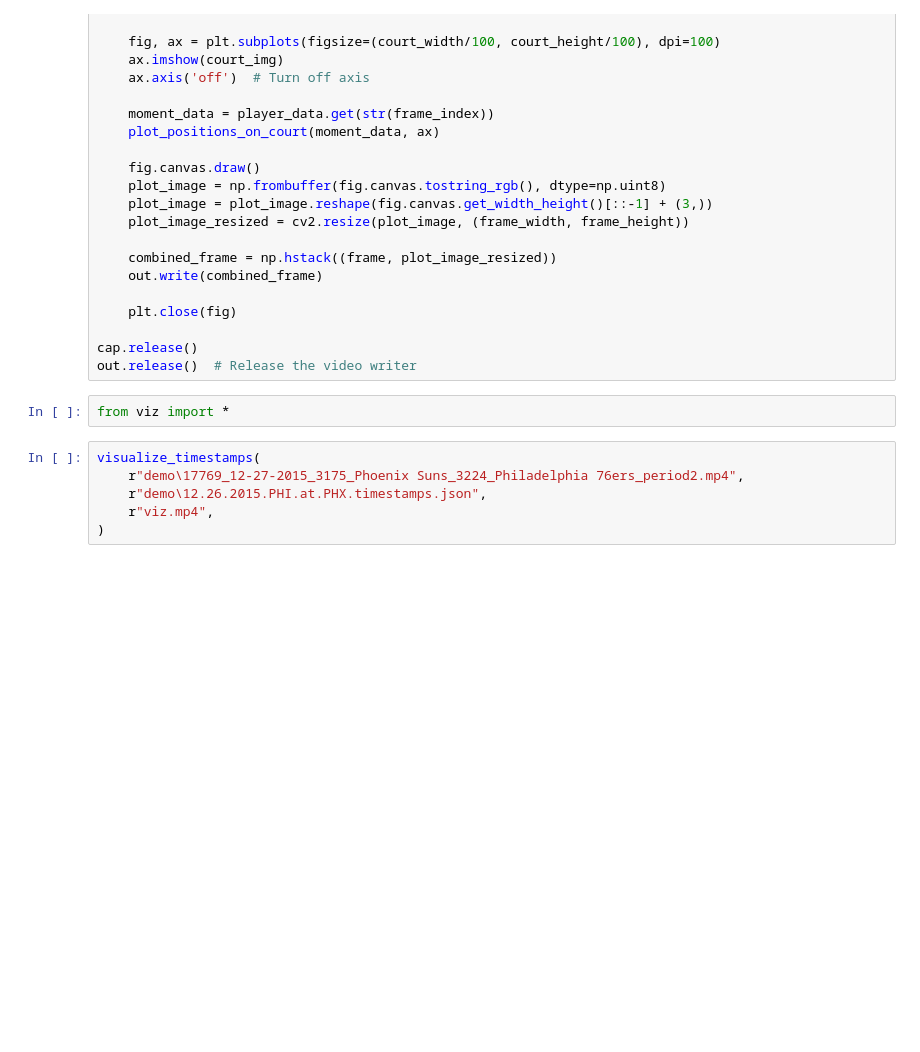
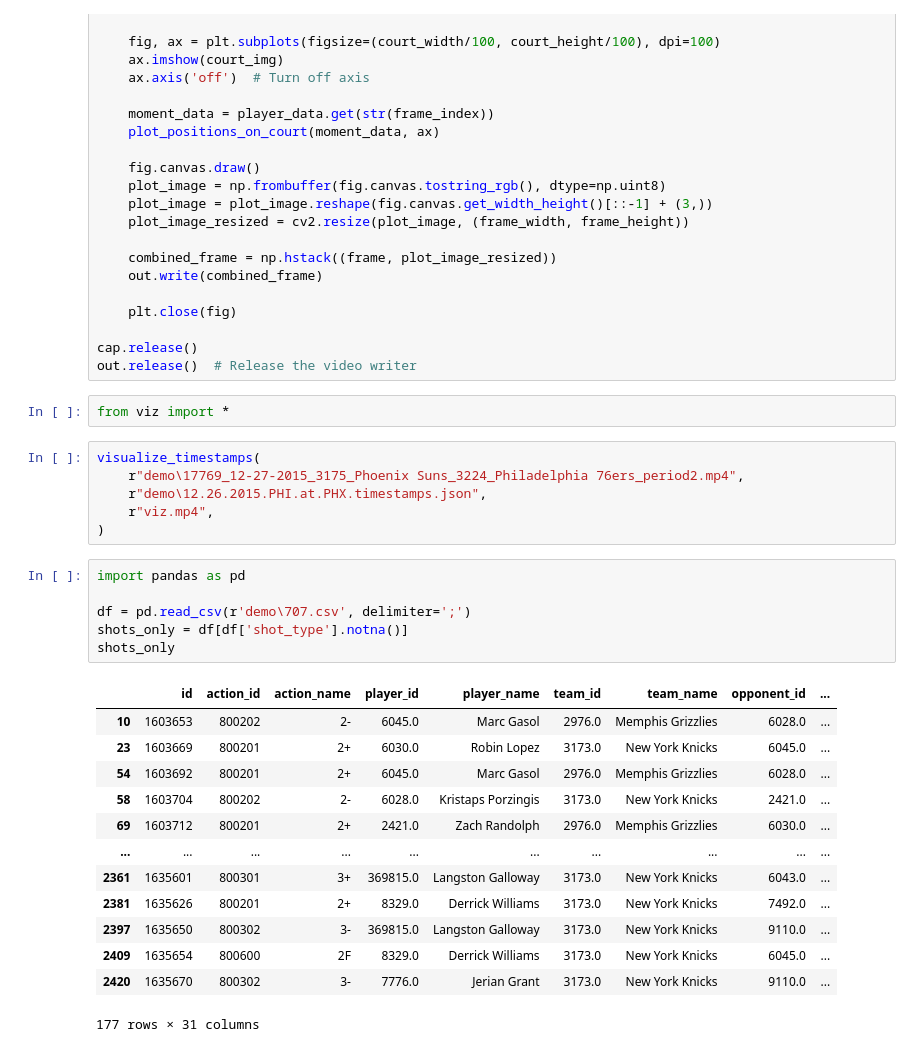
Before and after one commit to leharris3/nba-positions-videos-dataset, a Jupyter notebook: testing.ipynb, the cells around one changed output. Drawn from its saved outputs; the diff is of its cells as text; blank space fills up the shorter version.

```diff
--- a/testing.ipynb
+++ b/testing.ipynb
@@ -560,3 +560,23 @@ visualize_timestamps(
     r"demo\12.26.2015.PHI.at.PHX.timestamps.json",
     r"viz.mp4",
 )
+# %%
+import pandas as pd
+
+df = pd.read_csv(r'demo\707.csv', delimiter=';')
+shots_only = df[df['shot_type'].notna()]
+shots_only
+# %% [output]
+|  | id | action_id | action_name | player_id | player_name | team_id | team_name | opponent_id | ... |
+| 10 | 1603653 | 800202 | 2- | 6045.0 | Marc Gasol | 2976.0 | Memphis Grizzlies | 6028.0 | ... |
+| 23 | 1603669 | 800201 | 2+ | 6030.0 | Robin Lopez | 3173.0 | New York Knicks | 6045.0 | ... |
+| 54 | 1603692 | 800201 | 2+ | 6045.0 | Marc Gasol | 2976.0 | Memphis Grizzlies | 6028.0 | ... |
+| 58 | 1603704 | 800202 | 2- | 6028.0 | Kristaps Porzingis | 3173.0 | New York Knicks | 2421.0 | ... |
+| 69 | 1603712 | 800201 | 2+ | 2421.0 | Zach Randolph | 2976.0 | Memphis Grizzlies | 6030.0 | ... |
+| ... | ... | ... | ... | ... | ... | ... | ... | ... | ... |
+| 2361 | 1635601 | 800301 | 3+ | 369815.0 | Langston Galloway | 3173.0 | New York Knicks | 6043.0 | ... |
+| 2381 | 1635626 | 800201 | 2+ | 8329.0 | Derrick Williams | 3173.0 | New York Knicks | 7492.0 | ... |
+| 2397 | 1635650 | 800302 | 3- | 369815.0 | Langston Galloway | 3173.0 | New York Knicks | 9110.0 | ... |
+| 2409 | 1635654 | 800600 | 2F | 8329.0 | Derrick Williams | 3173.0 | New York Knicks | 6045.0 | ... |
+| 2420 | 1635670 | 800302 | 3- | 7776.0 | Jerian Grant | 3173.0 | New York Knicks | 9110.0 | ... |
+177 rows × 31 columns
```
Also changed, not shown: 1 other file.
